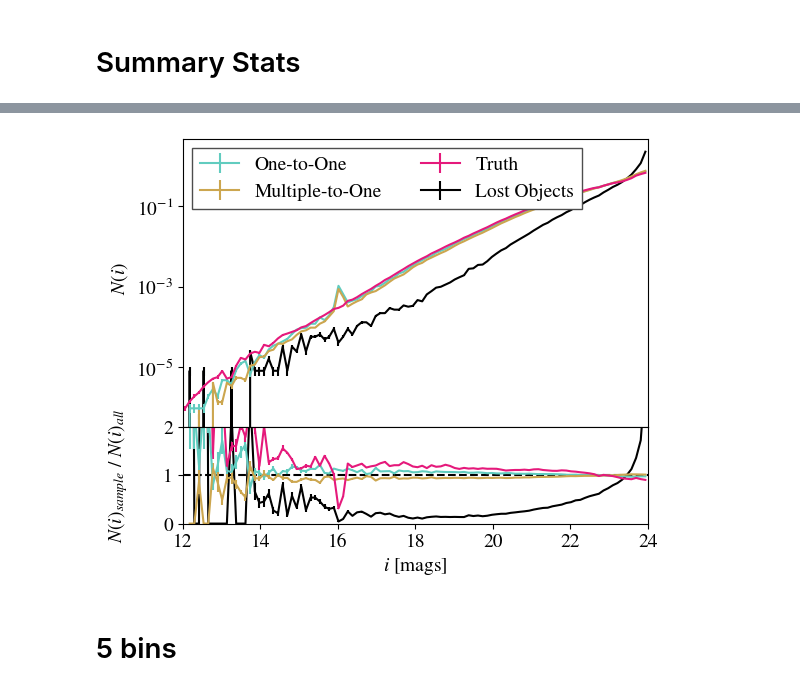
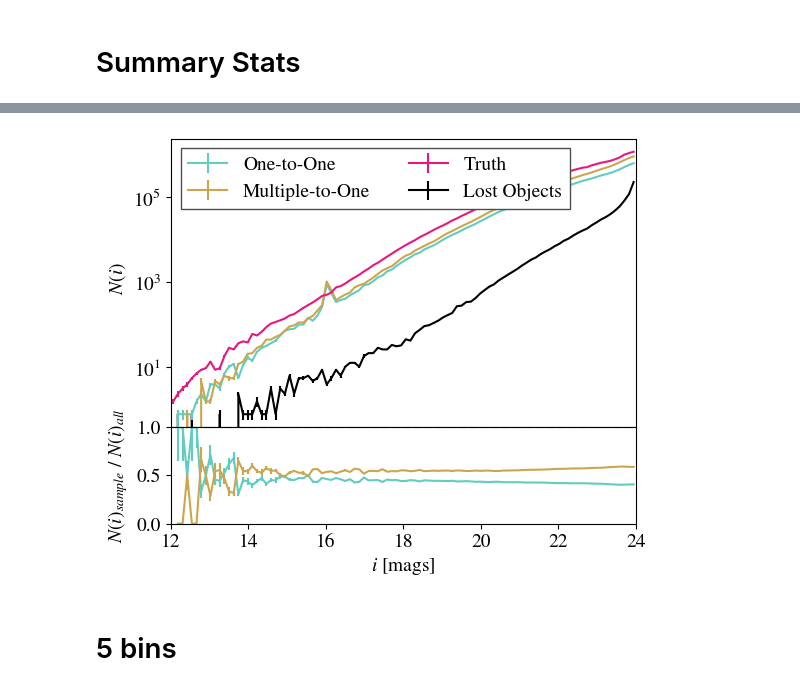
Before and after one commit to bclevine/BLxClustering, a Jupyter notebook: blending_correlations_latest.ipynb, the cells around one changed output, grey strips where cells are left out. Cells and saved outputs as stored; diff of their text form; code cells hidden in the pictures.

```diff
--- a/blending_correlations_latest.ipynb
+++ b/blending_correlations_latest.ipynb
@@ -57,6 +57,7 @@ tab_all.write('/pscratch/sd/l/levine/table_object_matched_i_lt_241.fits.gz', ove
 tab_all = astropy.table.Table.read('/pscratch/sd/l/levine/table_object_matched_i_lt_241.fits.gz')
 # %%
 import matplotlib.colors
+import matplotlib.patches as mpatches
 fig = plt.figure(figsize=(6,2.0))
 ax = fig.add_subplot(111)
 hist, xbins, ybins, im = ax.hist2d(tab_all['n_neigh_truth'] , tab_all['n_neigh_object'],
@@ -80,8 +81,20 @@ for i in range(len(ybins)-1):
         if hist.T[i,j] >= 0.001:
             ax.text(xbins[j]+0.5,ybins[i]+0.5, f"{hist.T[i,j]:.3f}",
                     color="w", ha="center", va="center", fontweight="bold", size=10)
-        if i==j:
-            ax.add_patch(plt.Rectangle((i+0.5, j+0.5), 1, 1, fill=False, edgecolor='orange', lw=2, zorder=10, clip_on=False))
+        # if i==j:
+            # ax.add_patch(plt.Rectangle((j+0.5, i+0.5), 1, 1, fill=False, edgecolor='orange', lw=2, zorder=10, clip_on=False))
 
-plt.savefig('2dhist.png', format='png', dpi=300, bbox_inches='tight')
+ax.add_patch(plt.Rectangle((1.535, 0.5), 8.965, 1, fill=False, edgecolor='#f7bd36', lw=2, zorder=10, clip_on=False))
+ax.add_patch(plt.Rectangle((0.5, 0.5), 0.965, 1, fill=False, edgecolor='#61ccbf', lw=2, zorder=10, clip_on=False))
+
+mtm_patch = mpatches.Patch(color='#f7bd36', label='Multiple-to-One')
+oto_patch = mpatches.Patch(color='#61ccbf', label='One-to-One')
+ax.legend(handles=[oto_patch, mtm_patch], loc='upper center', bbox_to_anchor=(0.5, 1.3),
+          ncol=2, fancybox=False, framealpha=1, edgecolor='1')
+
+# axs[0].legend(['One-to-One', 'Multiple-to-One', 'Truth', 'Lost Objects'],
+#               loc='lower center', ncol=2, fancybox=False, framealpha=1, edgecolor='.3')
+
+# plt.show()
+plt.savefig('2dhist_sampleshighlighted.png', format='png', dpi=300, bbox_inches='tight')
 # %% [output]
@@ -158,7 +171,7 @@ galaxies = (tab_all['extendedness'] > 0.5)
 # %%
 oto = (tab_all['n_neigh_truth'] == 1) & (tab_all['n_neigh_object']==1)
 # %%
-mtm = (tab_all['n_neigh_truth'] > 1)
+mtm = (tab_all['n_neigh_truth'] > 1) & (tab_all['n_neigh_object']==1)
 # %%
 shred = (tab_all['n_neigh_truth'] < tab_all['n_neigh_object'])
 # %%
@@ -553,40 +576,50 @@ nz_bin_centers = 0.5 * bin_edge[1:] + 0.5 * bin_edge[:-1]
+# %%
+hist_statistic = lambda x: np.histogram(x, bins=100, range=(12,24), density=False)[0]
+nz_oto, nz_sig_oto = jackknife_resample(hist_statistic, tab_all['mag_i_cModel'][masks['1t1']], 5)
+nz_otm, nz_sig_otm = jackknife_resample(hist_statistic, tab_all['mag_i_cModel'][masks['mtm']], 5)
+nz_all, nz_sig_all = jackknife_resample(hist_statistic, tab_all['mag_i_cModel'][masks['all']], 5)
+nz_truth, nz_sig_truth = jackknife_resample(hist_statistic, data_truth['mag_i_lsst'][good_truth][masks['true_all']], 5)
+nz_lost, nz_sig_lost = jackknife_resample(hist_statistic, data_truth['mag_i_lsst'][good_truth][masks['true_lost']], 5)
+
+_, bin_edge = np.histogram(tab_all['mag_i_cModel'][masks['1t1']], bins=100, range=(12, 24), density=False)
+nz_bin_centers = 0.5 * bin_edge[1:] + 0.5 * bin_edge[:-1]
 # %%
 colorlist = ['#5e59e5', '#61ccbf', '#cca64f', '#e5197b']
 
 fig, axs = plt.subplots(2,gridspec_kw={'height_ratios': [3, 1]}, figsize=(6,5))
 plt.subplots_adjust(hspace=0.,wspace=0.)
 axs[0].errorbar(nz_bin_centers, nz_oto, nz_sig_oto, color=colorlist[1])
 axs[0].errorbar(nz_bin_centers, nz_otm, nz_sig_otm, color=colorlist[2])
 axs[0].errorbar(nz_bin_centers, nz_truth, nz_sig_truth, color=colorlist[3])
 # axs[0].errorbar(nz_bin_centers, nz_all, nz_sig_all, color=colorlist[0])
 axs[0].errorbar(nz_bin_centers, nz_lost, nz_sig_lost, color='black', zorder=0)
 
 axs[0].set_ylabel('  $N(i)$')
 
 axs[1].axhline(1,c='black',ls='--')
 axs[1].errorbar(nz_bin_centers,np.divide(nz_oto,nz_all),
                 propagate_division_error(np.divide(nz_oto,nz_all),nz_oto,nz_sig_oto,nz_all,nz_sig_all), color=colorlist[1])
 axs[1].errorbar(nz_bin_centers,np.divide(nz_otm,nz_all),
                 propagate_division_error(np.divide(nz_otm,nz_all),nz_otm,nz_sig_otm,nz_all,nz_sig_all), color=colorlist[2])
-axs[1].errorbar(nz_bin_centers,np.divide(nz_truth,nz_all),
-                propagate_division_error(np.divide(nz_truth,nz_all),nz_truth,nz_sig_truth,nz_all,nz_sig_all), color=colorlist[3])
-axs[1].errorbar(nz_bin_centers,np.divide(nz_lost,nz_all),
-                propagate_division_error(np.divide(nz_lost,nz_all),nz_lost,nz_sig_lost,nz_all,nz_sig_all), color='black', zorder=0)
+# axs[1].errorbar(nz_bin_centers,np.divide(nz_truth,nz_all),
+#                 propagate_division_error(np.divide(nz_truth,nz_all),nz_truth,nz_sig_truth,nz_all,nz_sig_all), color=colorlist[3])
+# axs[1].errorbar(nz_bin_centers,np.divide(nz_lost,nz_all),
+#                 propagate_division_error(np.divide(nz_lost,nz_all),nz_lost,nz_sig_lost,nz_all,nz_sig_all), color='black', zorder=0)
 axs[1].set_xlabel('$i$ [mags]')
 # axs[1].set_ylim([12, 1])
-axs[1].set_ylabel('$N(i)_{sample}$ $/$ $N(i)_{all}$', labelpad=24)
+axs[1].set_ylabel('$N(i)_{sample}$ $/$ $N(i)_{all}$', labelpad=5)
 
 axs[0].legend(['One-to-One', 'Multiple-to-One', 'Truth', 'Lost Objects'],
               loc='upper left', ncol=2, fancybox=False, framealpha=1, edgecolor='.3')
 axs[0].set_yscale('log')
 axs[0].set_xlim(12,24)
 axs[1].set_xlim(12,24)
-axs[1].set_ylim(0, 2)
+axs[1].set_ylim(0, 1)
 
 axs[0].get_xaxis().set_visible(False)
 plt.savefig('mag_plot.png', format='png', dpi=300, bbox_inches='tight')
 # %% [output]
-[figure, old version]
+[figure, new version]
 # %% [markdown]
 # 5 bins
 # %%
```
Also changed, not shown: parts of 23 cells of this notebook.
